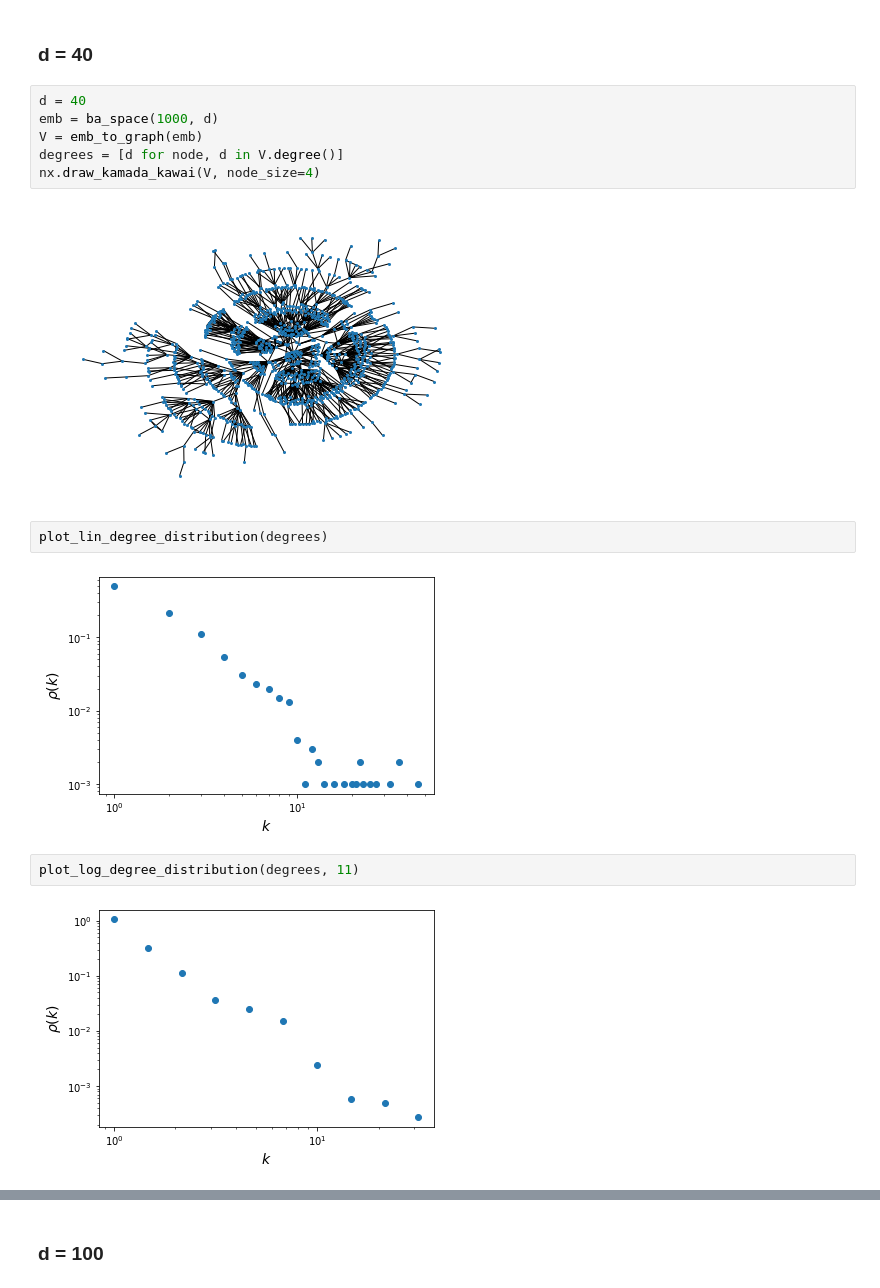
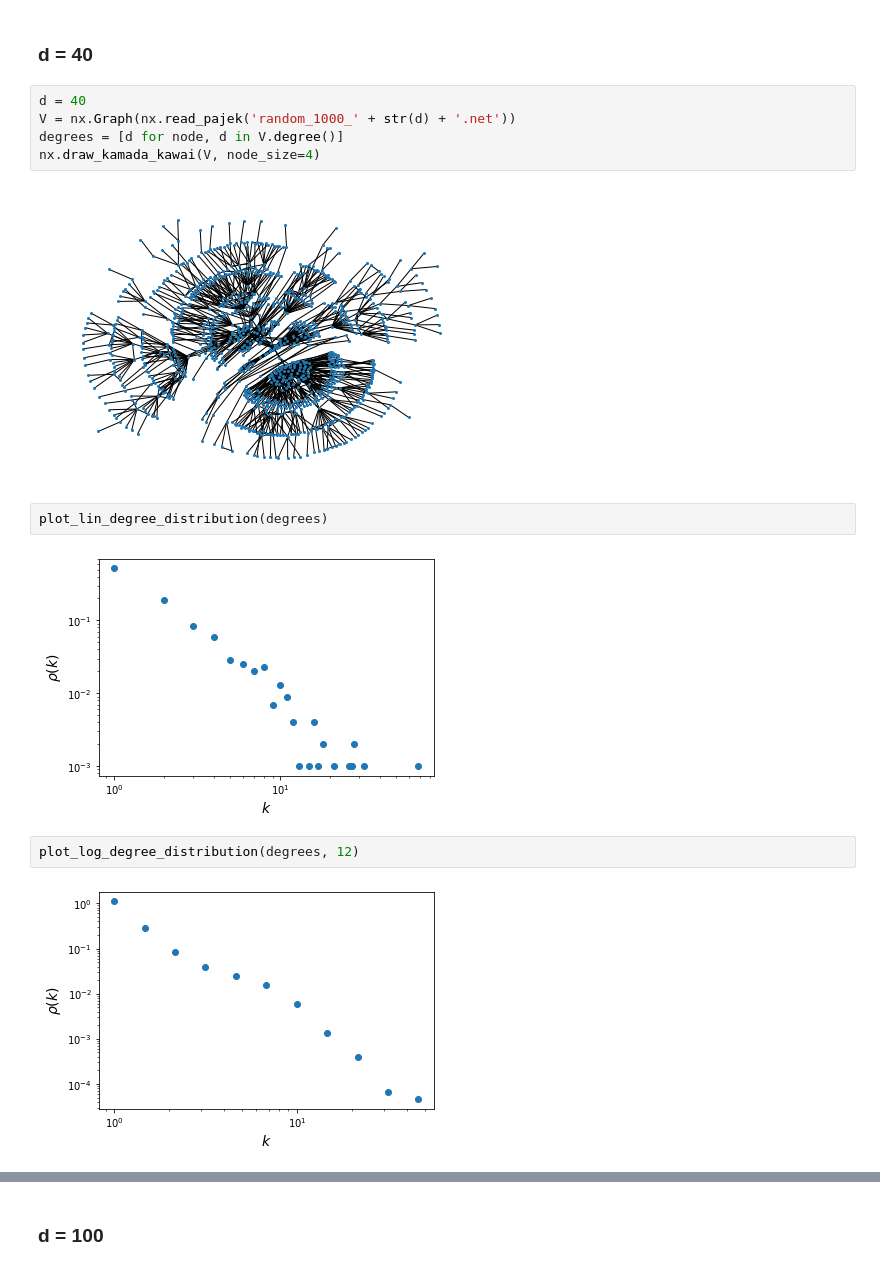
Before and after one commit to realfolkcode/random-convex-graphs, a Jupyter notebook: random_convex_graphs.ipynb, the cells around one changed output, grey strips where cells are left out. Saved outputs shown, nothing was run; the diff lists cells and outputs as text.

```diff
--- a/random_convex_graphs.ipynb
+++ b/random_convex_graphs.ipynb
@@ -336,17 +401,16 @@ plot_lin_degree_distribution(degrees)
 ### d = 40
 # %%
 d = 40
-emb = ba_space(1000, d)
-V = emb_to_graph(emb)
+V = nx.Graph(nx.read_pajek('random_1000_' + str(d) + '.net'))
 degrees = [d for node, d in V.degree()]
 nx.draw_kamada_kawai(V, node_size=4)
 # %% [output]
-[figure, old version]
+[figure, new version]
 # %%
 plot_lin_degree_distribution(degrees)
 # %% [output]
-[figure, old version]
+[figure, new version]
 # %%
-plot_log_degree_distribution(degrees, 11)
+plot_log_degree_distribution(degrees, 12)
 # %% [output]
-[figure, old version]
+[figure, new version]
```
Also changed, not shown: parts of 24 cells of this notebook.
